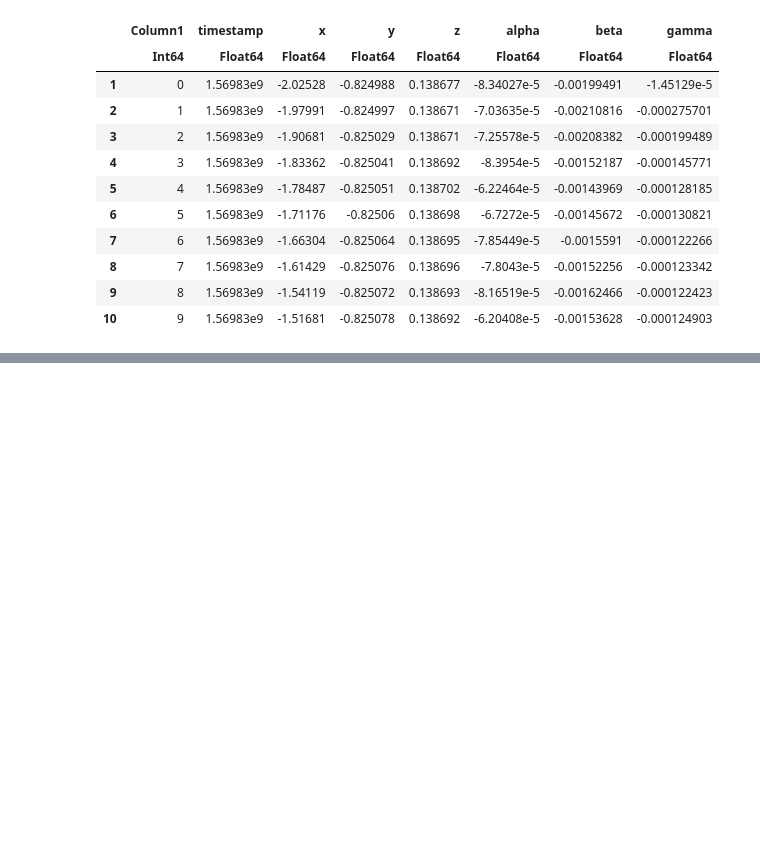
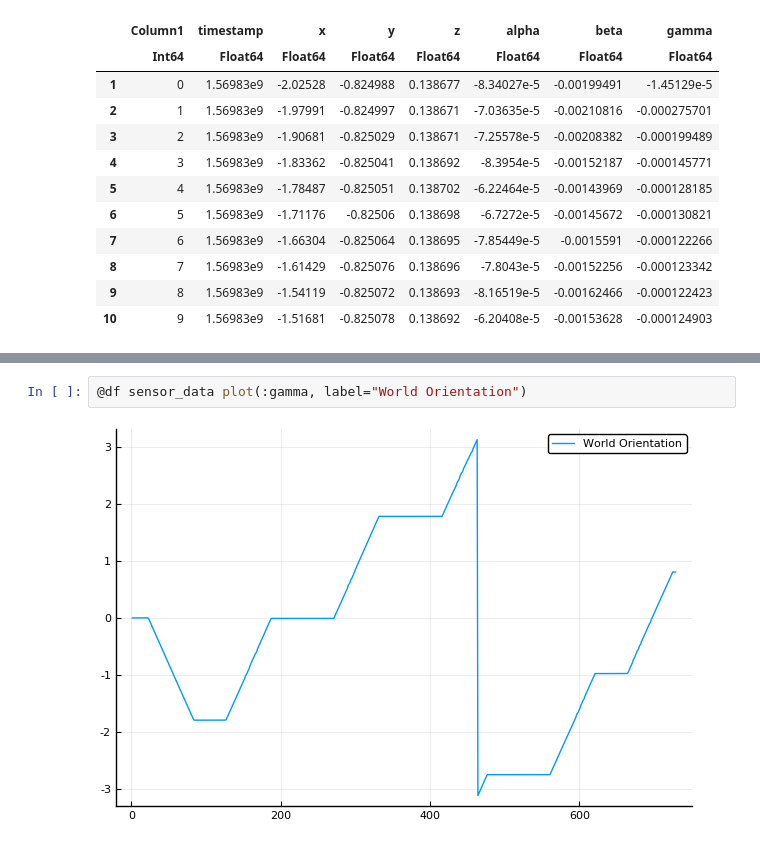
Before and after one commit to cirocavani/MO651-Robotics, a Jupyter notebook: workspace/P1/P3DX Sensor Analysis.ipynb, the cells around one changed output, grey strips where cells are left out. Cells and saved outputs as stored; diff of their text form; blank space fills up the shorter version.

```diff
--- a/workspace/P1/P3DX Sensor Analysis.ipynb
+++ b/workspace/P1/P3DX Sensor Analysis.ipynb
@@ -34,0 +63,4 @@ first(sensor_data, 10)
+# %%
+@df sensor_data plot(:gamma, label="World Orientation")
+# %% [output]
+[figure, added]
```
Also changed, not shown: parts of 13 cells of this notebook.
